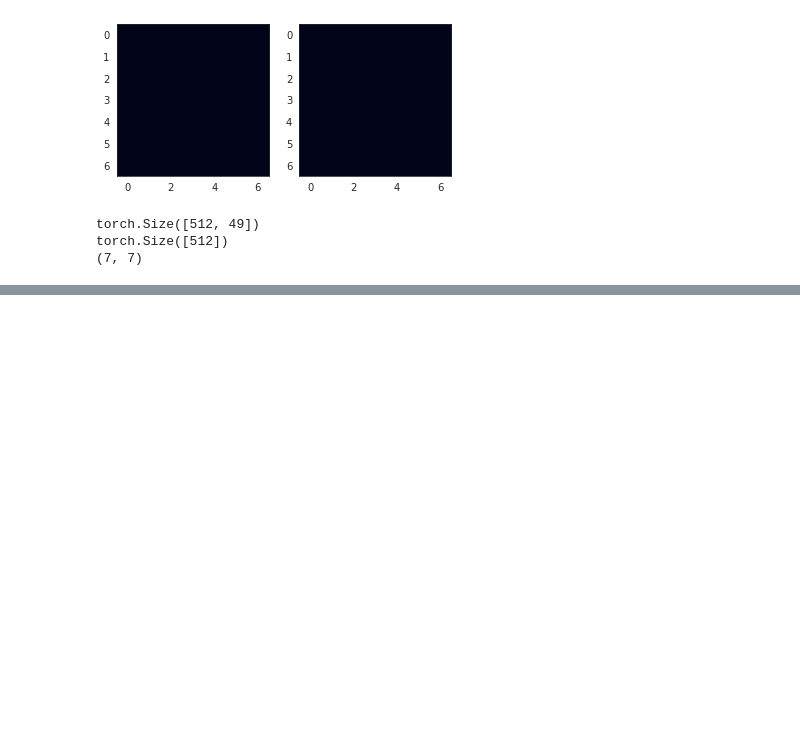
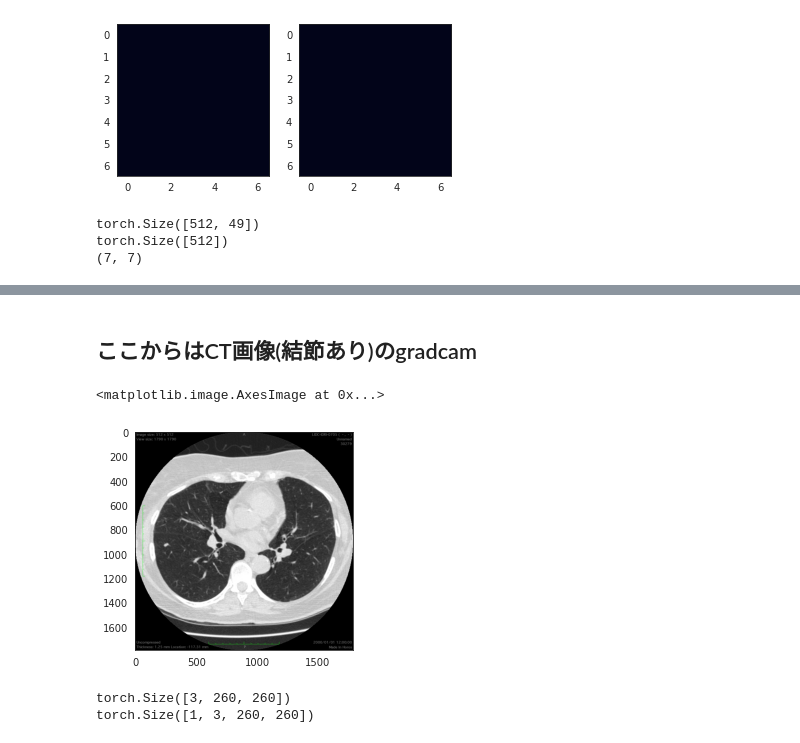
Before and after one commit to ishizakileo/AI-Portfolio, a Jupyter notebook: Grad_CAM.ipynb, the cells around one changed output, grey strips where cells are left out. Drawn from its saved outputs; the diff is of its cells as text; code cells hidden in the pictures; blank space fills up the shorter version.

```diff
--- a/Grad_CAM.ipynb
+++ b/Grad_CAM.ipynb
@@ -274,0 +259,30 @@ print(next(iter(a)))
+# %% [markdown]
+## ここからはCT画像(結節あり)のgradcam
+# %%
+# 結節ありの画像をランダムに持ってくる。持ってくる。
+path = glob('drive/MyDrive/Lung_Nodule_2/Image_Processed/Nodule/*')
+imgs = random.choice(path)
+
+test_image = Image.open(imgs)
+plt.imshow(test_image)
+# %% [output]
+<matplotlib.image.AxesImage at 0x...>
+[figure, added]
+# %%
+transform = transforms.Compose([
+           # efficietnnet-b2の解像度、trainデータのmean,stdを使用。
+          transforms.Resize((260, 260)),
+          transforms.ToTensor(),
+          transforms.Normalize(mean=[0.4305, 0.4305, 0.4305],
+                                std=[0.3505, 0.3505, 0.3505])
+])
+
+test_image_tensor = transform(test_image)
+print(test_image_tensor.size())
+
+# バッチサイズの次元を追加。
+test_image_tensor = test_image_tensor.unsqueeze(0)
+print(test_image_tensor.size())
+# %% [output]
+torch.Size([3, 260, 260])
+torch.Size([1, 3, 260, 260])
```
Also changed, not shown: parts of 27 cells of this notebook, 5 other files.
